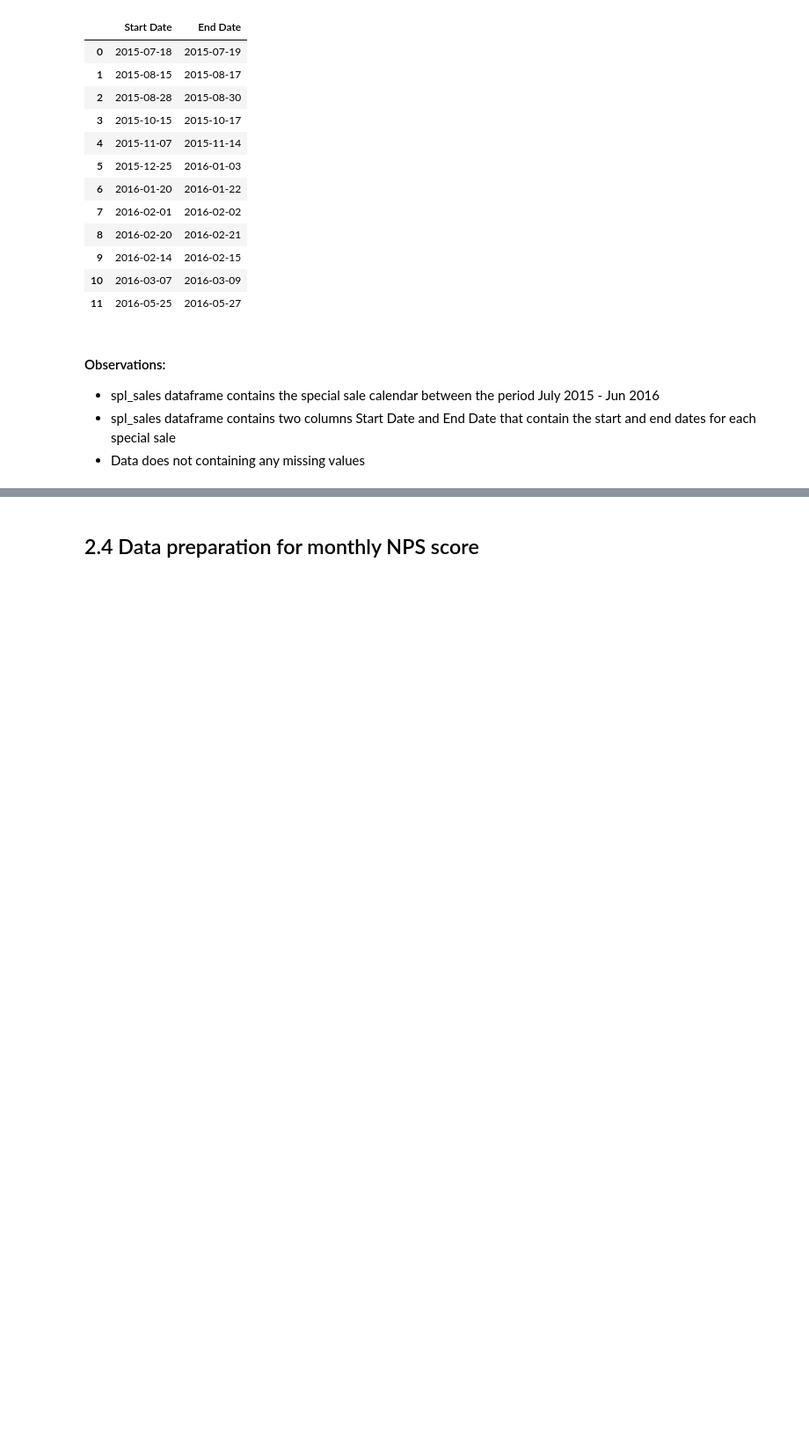
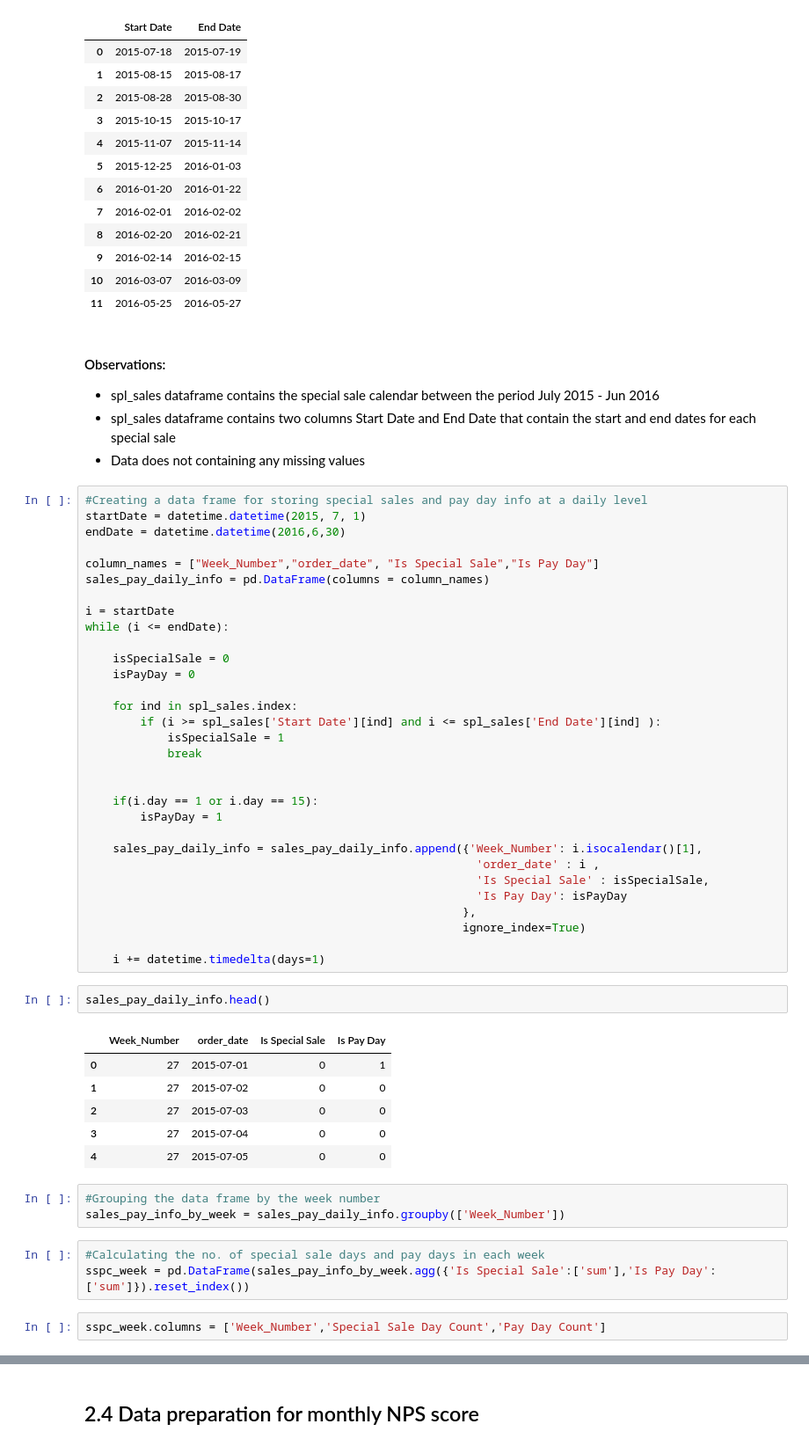
Before and after one commit to Nanditha-G-N/Machine-Learning-Case-Studies, a Jupyter notebook: ecommerce-capstone/ecommerce-assignment-Krishnan.ipynb, the cells around one changed output, grey strips where cells are left out. Shown at 88% size. Cells and saved outputs as stored; diff of their text form; blank space fills up the shorter version.

```diff
--- a/ecommerce-capstone/ecommerce-assignment-Krishnan.ipynb
+++ b/ecommerce-capstone/ecommerce-assignment-Krishnan.ipynb
@@ -1068,3 +1072,51 @@ spl_sales
 - spl_sales dataframe contains the special sale calendar between the period July 2015 - Jun 2016
 - spl_sales dataframe contains two columns Start Date and End Date that contain the start and end dates for each special sale
 - Data does not containing any missing values
+# %%
+#Creating a data frame for storing special sales and pay day info at a daily level
+startDate = datetime.datetime(2015, 7, 1)
+endDate = datetime.datetime(2016,6,30)
+
+column_names = ["Week_Number","order_date", "Is Special Sale","Is Pay Day"]
+sales_pay_daily_info = pd.DataFrame(columns = column_names)
+
+i = startDate
+while (i <= endDate):
+
+    isSpecialSale = 0
+    isPayDay = 0
+
+    for ind in spl_sales.index:
+        if (i >= spl_sales['Start Date'][ind] and i <= spl_sales['End Date'][ind] ):
+            isSpecialSale = 1
+            break
+
+
+    if(i.day == 1 or i.day == 15):
+        isPayDay = 1
+
+    sales_pay_daily_info = sales_pay_daily_info.append({'Week_Number': i.isocalendar()[1],
+                                                         'order_date' : i ,
+                                                         'Is Special Sale' : isSpecialSale,
+                                                         'Is Pay Day': isPayDay
+                                                       },
+                                                       ignore_index=True)
+
+    i += datetime.timedelta(days=1)
+# %%
+sales_pay_daily_info.head()
+# %% [output]
+|  | Week_Number | order_date | Is Special Sale | Is Pay Day |
+| 0 | 27 | 2015-07-01 | 0 | 1 |
+| 1 | 27 | 2015-07-02 | 0 | 0 |
+| 2 | 27 | 2015-07-03 | 0 | 0 |
+| 3 | 27 | 2015-07-04 | 0 | 0 |
+| 4 | 27 | 2015-07-05 | 0 | 0 |
+# %%
+#Grouping the data frame by the week number
+sales_pay_info_by_week = sales_pay_daily_info.groupby(['Week_Number'])
+# %%
+#Calculating the no. of special sale days and pay days in each week
+sspc_week = pd.DataFrame(sales_pay_info_by_week.agg({'Is Special Sale':['sum'],'Is Pay Day':['sum']}).reset_index())
+# %%
+sspc_week.columns = ['Week_Number','Special Sale Day Count','Pay Day Count']
```
Also changed, not shown: parts of 71 cells of this notebook.
